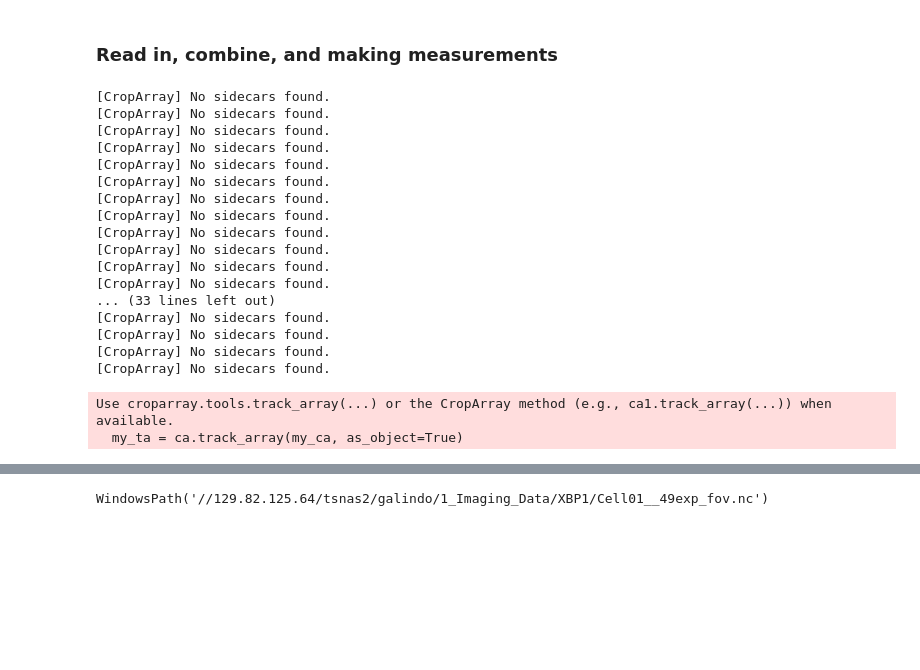
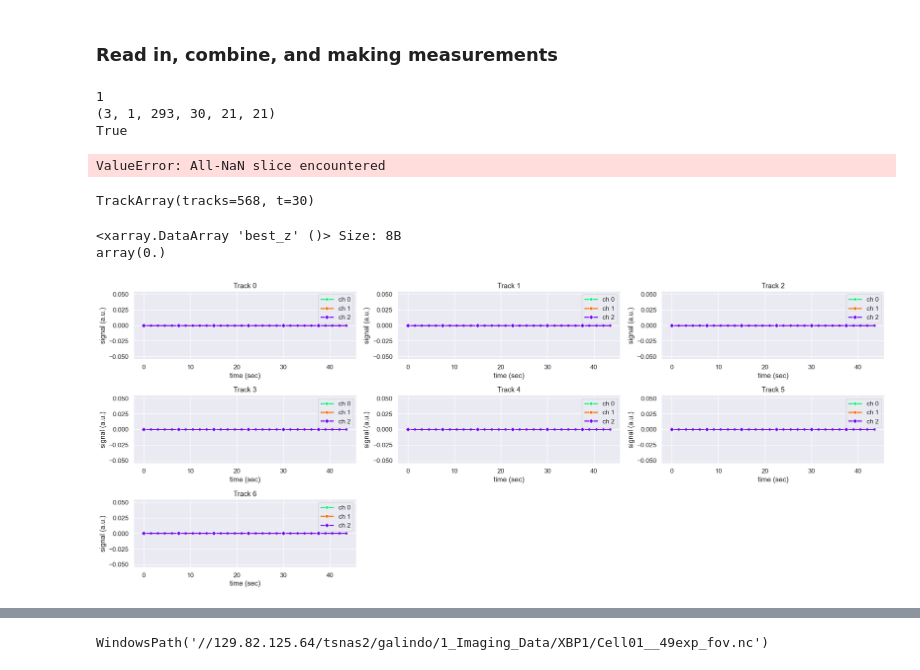
Before and after one commit to timstasevich/croparray, a Jupyter notebook: notebooks/CombineMeasureTrackArrays.ipynb, the cells around one changed output, grey strips where cells are left out. Cells and saved outputs as stored; diff of their text form; code cells hidden in the pictures; blank space fills up the shorter version.

```diff
--- a/notebooks/CombineMeasureTrackArrays.ipynb
+++ b/notebooks/CombineMeasureTrackArrays.ipynb
@@ -29,42 +29,45 @@ REF_CH = 0  # Optional reference channel for best_z_proj (if use_zc=False, i.e.
 DISK_R = 5  # Radius of disk in pixels to measure signal
 DISK_BG = 7 # Radius of single pixel ring around disk to measure background
 ROLL_N = 3  # Rolling z-average for signal measurement.
+# %%
+import numpy as np
+obj = ca.tools.open_as_trackarray(nc_files_1[0], as_object=True,drop_vars=None)
+bz = ca.measure.best_z_proj(obj.ds, ref_ch=REF_CH, disk_r=DISK_R, roll_n=ROLL_N, use_zc=False)
+
+print(obj.ds["int"].sizes["z"])
+print(bz.shape)
+print(np.isfinite(bz.values).any())
+# %% [output]
+1
+(3, 1, 293, 30, 21, 21)
+True
 # %%
-### Need to change this back to my_ta
-my_ca = ca.build.open_measure_concat(
-    groups=[nc_files_1, nc_files_2, nc_files_3],
+### Note this will drop the 'int' layer. Can use drop_vars=None to avoid
+my_ta = ca.build.open_measure_concat(
+    groups=[nc_files_1, nc_files_2],
     dims=["exp", "fov"],
     labels=[LABELS, None],
-    measure_kwargs=dict(ref_ch=REF_CH, disk_r=DISK_R, disk_bg=DISK_BG, roll_n=ROLL_N, use_zc=True,drop_int=True # drop full z-stack to save memory, keeping best_z_proj
+    measure_kwargs=dict(ref_ch=REF_CH, disk_r=DISK_R, disk_bg=DISK_BG, roll_n=ROLL_N,
+                        use_zc=False, # if tracking done in 3D, set to True
+                        drop_int=True # drop full z-stack to save memory, keeping best_z_proj
     ),
-    open_as="croparray",  ## Need to change to trackarray,
+    open_as="trackarray",  ## can be "croparray" or "trackarray"
     join="outer",
 )
 # %% [output]
-[CropArray] No sidecars found.
-[CropArray] No sidecars found.
-[CropArray] No sidecars found.
-[CropArray] No sidecars found.
-[CropArray] No sidecars found.
-[CropArray] No sidecars found.
-[CropArray] No sidecars found.
-[CropArray] No sidecars found.
-[CropArray] No sidecars found.
-[CropArray] No sidecars found.
-[CropArray] No sidecars found.
-[CropArray] No sidecars found.
-... (33 lines left out)
-[CropArray] No sidecars found.
-[CropArray] No sidecars found.
-[CropArray] No sidecars found.
-[CropArray] No sidecars found.
+ValueError: All-NaN slice encountered
 # %%
-# Need to remove this bit as unecessary if built properly
-my_ca['track_id']=my_ca['id'] # New croparrays need track_id to become trackarrays
-my_ta = ca.track_array(my_ca, as_object=True)
+# # Need to remove this bit as unecessary if built properly
+# my_ca['track_id']=my_ca['id'] # New croparrays need track_id to become trackarrays
+# my_ta = ca.track_array(my_ca, as_object=True)
+my_ta
 # %% [output]
-Use croparray.tools.track_array(...) or the CropArray method (e.g., ca1.track_array(...)) when available.
-  my_ta = ca.track_array(my_ca, as_object=True)
+TrackArray(tracks=568, t=30)
+# %%
+my_ta.best_z.mean()
+# %% [output]
+<xarray.DataArray 'best_z' ()> Size: 8B
+array(0.)
 # %%
 # Create binary masks from "best_z" so can measure morphological properties.
 my_ta.ops.apply(
@@ -85,3 +88,7 @@ my_ta.ops.apply(
         morph_px=0,             # Apply a dilation of final mask (morph_pix > 0; <0 for erosion)
     ),
 );
+# %%
+my_ta.isel(exp=0, fov=0).tplot.plot_track_signal_traces(track_ids=[0,1,2,3,4,5,6]);
+# %% [output]
+[figure, added]
```
Also changed, not shown: parts of 6 cells of this notebook, 1 other file.
